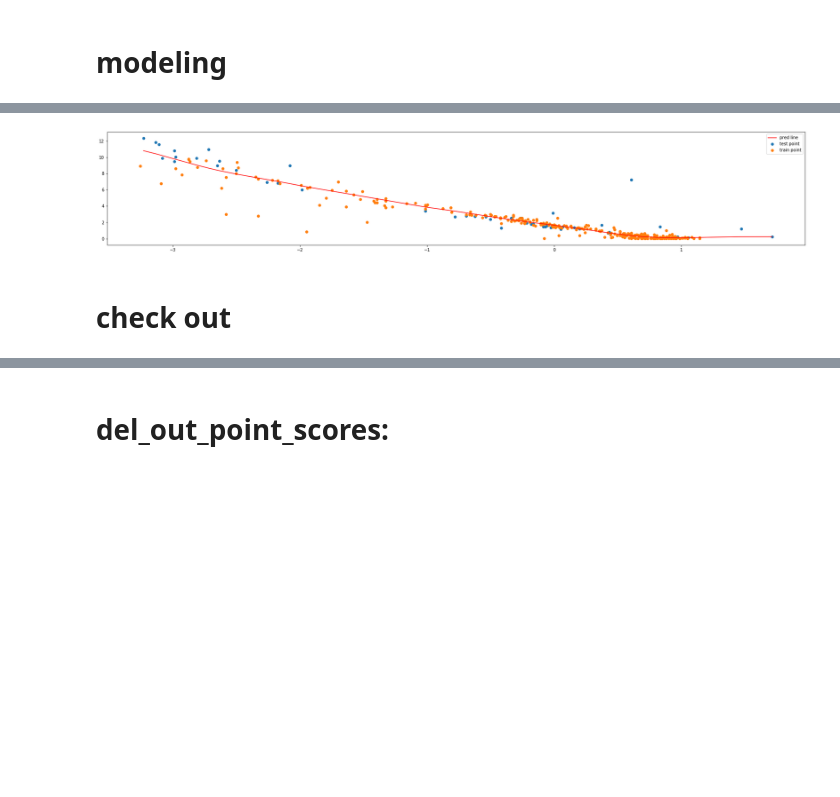
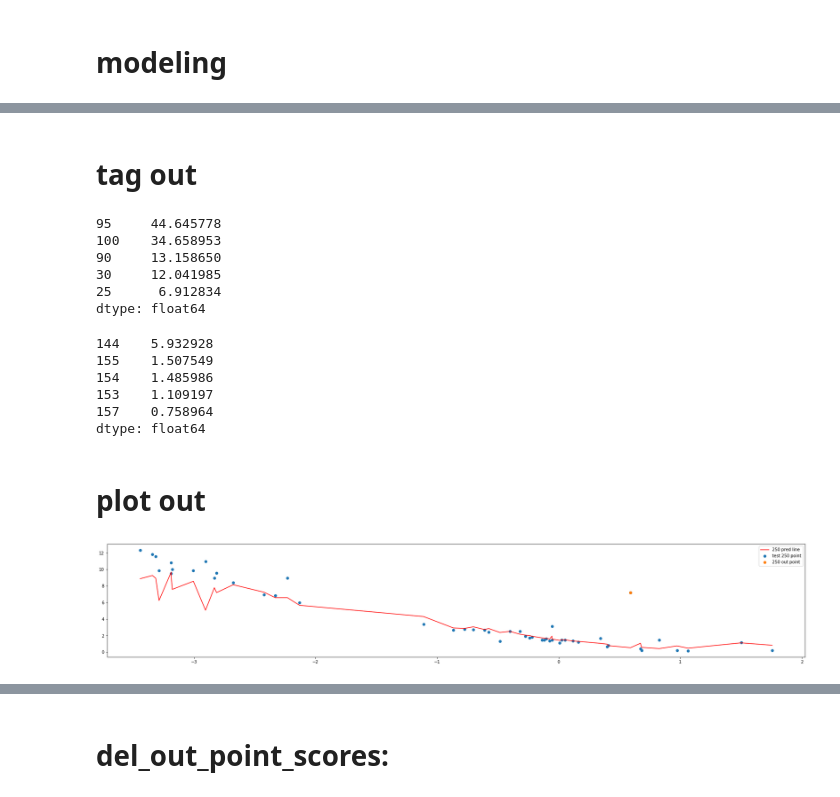
Before and after one commit to skywalker0803r/works, a Jupyter notebook: C5NP.ipynb, the cells around one changed output, grey strips where cells are left out. Cells and saved outputs as stored; diff of their text form; code cells hidden in the pictures; blank space fills up the shorter version.

```diff
--- a/C5NP.ipynb
+++ b/C5NP.ipynb
@@ -96,3 +135,5 @@ test[features] = scaler.transform(test[features])
+# %%
+features = ['T10','T50','T90','N+A']
 # %% [markdown]
 # metric
 # %%
@@ -116,21 +157,15 @@ from sklearn.linear_model import LinearRegression
 import warnings
 warnings.simplefilter('ignore')
 
+# select model & params
 #model = xgboost.XGBRegressor(objective='reg:squarederror')
-model = SVR(C=2)
+model = SVR()
 #model = LinearRegression()
 
+# validate
 val_scores = cross_validate(model,train[features],train[y_name],cv=5)
 
+# print val score
 print('val_scores:',val_scores['test_score'])
 print('val_scores.mean:',val_scores['test_score'].mean())
-
-# fit
-model.fit(train[features],train[y_name])
-# predict
-test['y_pred'] = model.predict(test[features])
-
-# metric
-print('test_scores:')
-metric(test[y_name],test['y_pred'])
 # %% [output]
@@ -146 +208,8 @@ test_scores:
+# %%
+by_col = 'T10'
+# %%
+#3 kind data
+train_sample_point = train.sort_values(by=by_col)
+test_point = test.sort_values(by=by_col)
+test_170_point = test_170.sort_values(by=by_col)
 # %% [markdown]
@@ -148,18 +225,40 @@ test_scores:
+# %% [markdown]
+# tag out
+# %%
+loss = (test_point[y_name] - test_point['y_pred'])**2 # 平方誤差
+#add out columns
+test_point['out'] = False
+test_point.loc[loss.sort_values(ascending=False).head(1).index,'out'] = True
+loss.sort_values(ascending=False).head(5)
+# %% [output]
+95     44.645778
+100    34.658953
+90     13.158650
+30     12.041985
+25      6.912834
+dtype: float64
+# %%
+loss = (test_170_point[y_name] - test_170_point['y_pred'])**2 # 平方誤差
+test_170_point['out'] = False
+test_170_point.loc[loss.sort_values(ascending=False).head(1).index,'out'] = True
+loss.sort_values(ascending=False).head(5)
+# %% [output]
+144    5.932928
+155    1.507549
+154    1.485986
+153    1.109197
+157    0.758964
+dtype: float64
+# %% [markdown]
+# plot out
 # %%
 fig = plt.figure(figsize=(30,5))
-
-test_point = test.sort_values(by='T10')
-train_sample_point = train.sample(300).sort_values(by='T10')
-
-plt.plot(test_point['T10'],test_point['y_pred'],label='pred line',color='red')
-
-plt.scatter(test_point['T10'],test_point[y_name],label='test point')
-
-plt.scatter(train_sample_point['T10'],train_sample_point[y_name],label='train point')
-
+test_point = test_point.sort_values(by=by_col)
+out_point = test_point[test_point['out'] == True]
+plt.plot(test_point[by_col],test_point['y_pred'],label='250 pred line',color='red')
+plt.scatter(test_point[by_col],test_point[y_name],label='test 250 point')
+plt.scatter(out_point[by_col],out_point[y_name],label='250 out point')
 plt.legend()
 plt.show()
 # %% [output]
-[figure, old version]
+[figure, new version]
-# %% [markdown]
-# check out
```
Also changed, not shown: parts of 33 cells of this notebook.
